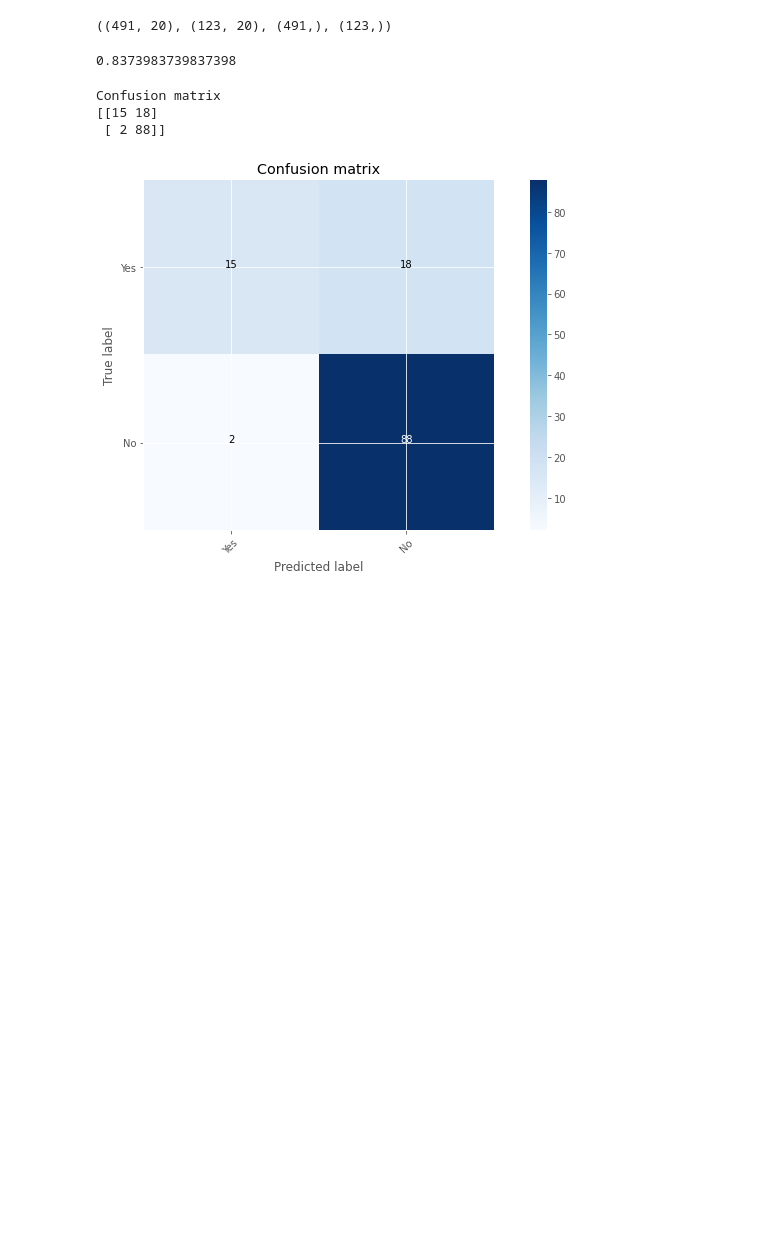
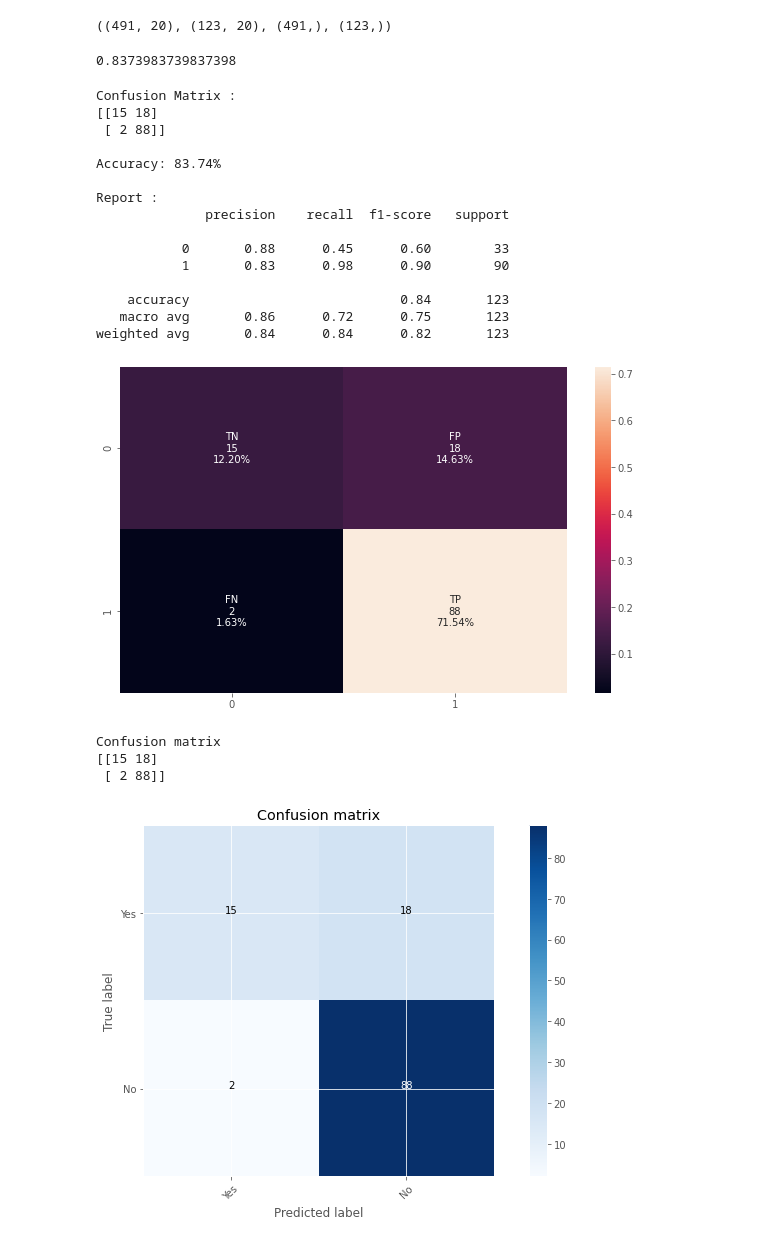
Before and after one commit to saritmaitra/Loan_approval_system, a Jupyter notebook: Model_Development_Loan_Approval_System.ipynb, the cells around one changed output. Saved outputs shown, nothing was run; the diff lists cells and outputs as text; code cells hidden in the pictures; blank space fills up the shorter version.

```diff
--- a/Model_Development_Loan_Approval_System.ipynb
+++ b/Model_Development_Loan_Approval_System.ipynb
@@ -266,6 +265,49 @@ pred_test = model.predict(x_test)
 accuracy_score(y_test, pred_test)
 # %% [output]
 0.8373983739837398
+# %%
+from sklearn.metrics import confusion_matrix, accuracy_score, classification_report
+
+cm = confusion_matrix(y_test, pred_test)
+print('Confusion Matrix :')
+print(cm)
+print()
+
+# evaluate predictions
+accuracy = accuracy_score(y_test, pred_test)
+print("Accuracy: %.2f%%" % (accuracy * 100.0))
+print()
+
+print ('Report : ')
+print (classification_report(y_test, pred_test))
+
+import seaborn as sns
+names = ['TN','FP','FN','TP']
+counts = ['{0:0.0f}'.format(value) for value in cm.flatten()]
+percentages = ['{0:.2%}'.format(value) for value in cm.flatten()/np.sum(cm)]
+labels = [f'{v1}\n{v2}\n{v3}' for v1, v2, v3 in zip(names, counts, percentages)]
+labels = np.asarray(labels).reshape(2,2)
+
+#plt.figure(figsize=(6,4))
+sns.heatmap(cm/np.sum(cm), annot=labels, fmt='')
+plt.show()
+# %% [output]
+Confusion Matrix :
+[[15 18]
+ [ 2 88]]
+
+Accuracy: 83.74%
+
+Report :
+              precision    recall  f1-score   support
+
+           0       0.88      0.45      0.60        33
+           1       0.83      0.98      0.90        90
+
+    accuracy                           0.84       123
+   macro avg       0.86      0.72      0.75       123
+weighted avg       0.84      0.84      0.82       123
+[figure, added]
 # %%
 import itertools
 from sklearn.metrics import plot_confusion_matrix, confusion_matrix
```
Also changed, not shown: parts of 25 cells of this notebook.
